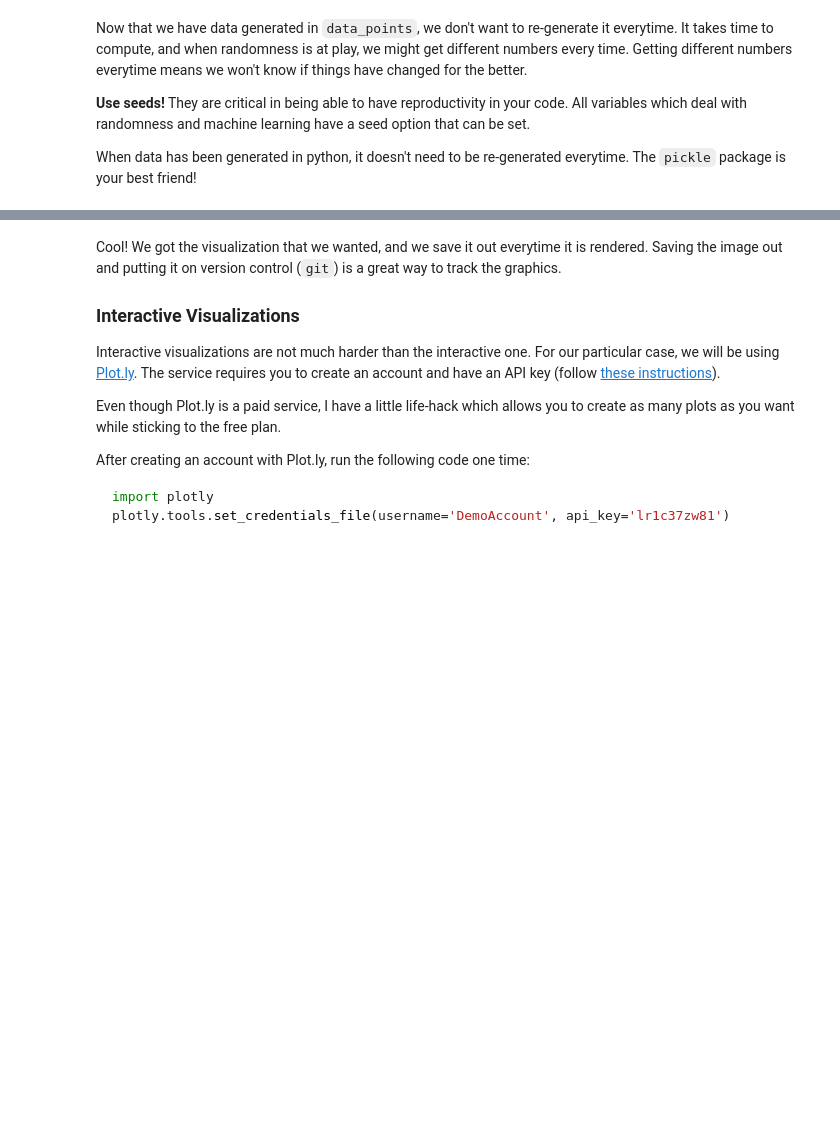
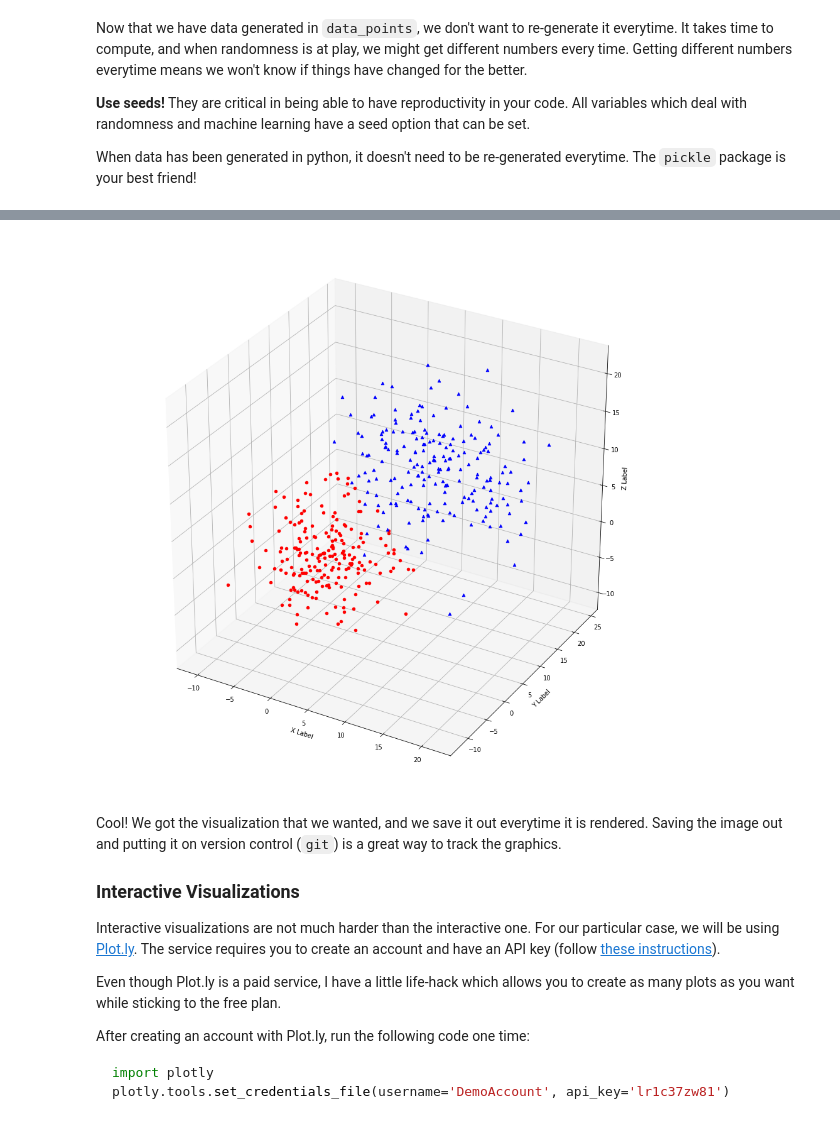
Before and after one commit to shahzeb1/jupyter-talk, a Jupyter notebook: Walkthrough-Live.ipynb, the cells around one changed output, grey strips where cells are left out. Cells and saved outputs as stored; diff of their text form; code cells hidden in the pictures; blank space fills up the shorter version.

```diff
--- a/Walkthrough-Live.ipynb
+++ b/Walkthrough-Live.ipynb
@@ -90,3 +84,37 @@ I personally like jot down the type of visualization I am aiming for on paper.
+# %%
+# %load snippets/3dplot.py
+marks_and_colors = ["r", "o"], ["b", "^"]
+
+def plot_3d(new_point=False):
+    "Makes a 3d plot for a given dataset"
+    fig = plt.figure(figsize=(16, 16)) # easy way to get bigger figures
+    ax = fig.add_subplot(111, projection='3d')
+
+    # Scatter points:
+    i = 0
+    for group in data_points:
+        for point in group:
+            ax.scatter(point[0], point[1], point[2], c=marks_and_colors[i][0], marker=marks_and_colors[i][1])
+        i = i + 1
+
+    # Check to see if new_point is set:
+    if new_point:
+        ax.scatter(new_point[0], new_point[1], new_point[2], c="g", marker="o", s=600)
+
+    # Labels:
+    ax.set_xlabel('X Label')
+    ax.set_ylabel('Y Label')
+    ax.set_zlabel('Z Label')
+
+    plt.show()
+
+    # Save the image:
+    fig.savefig('output/3d-plot.png')
+    plt.close(fig)
+# %%
+plot_3d()
+# %% [output]
+[figure, added]
 # %% [markdown]
 Cool! We got the visualization that we wanted, and we save it out everytime it is rendered. Saving the image out and putting it on version control (`git`) is a great way to track the graphics.
 
```
Also changed, not shown: parts of 19 cells of this notebook, 20 other files.
